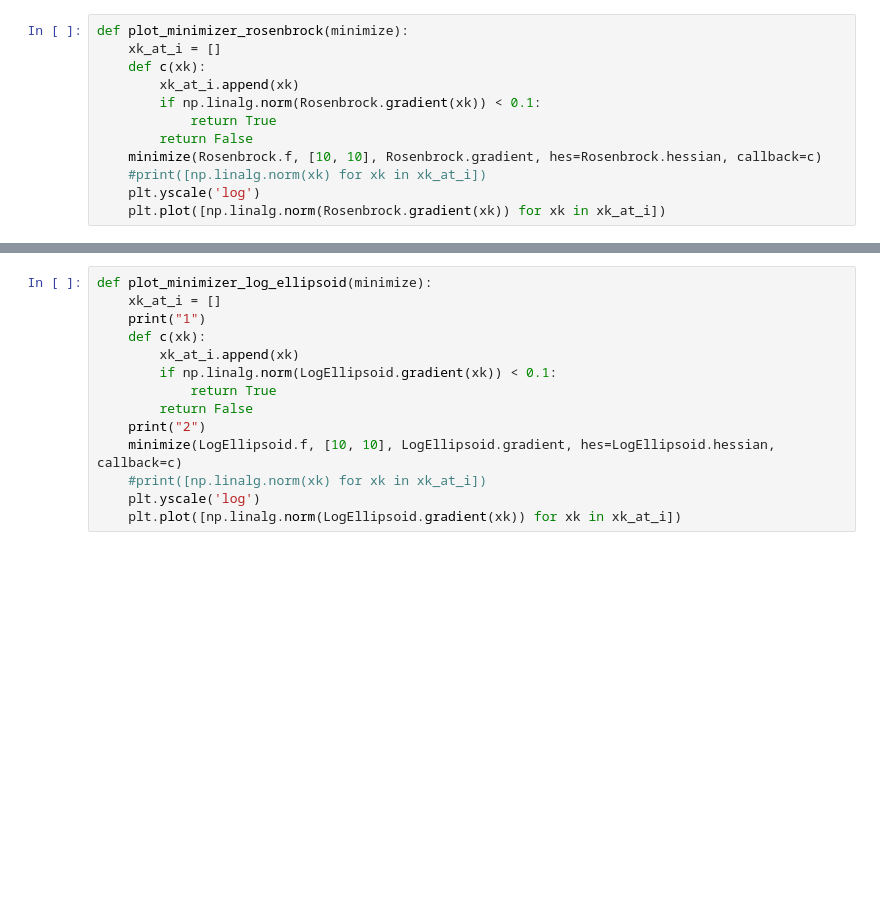
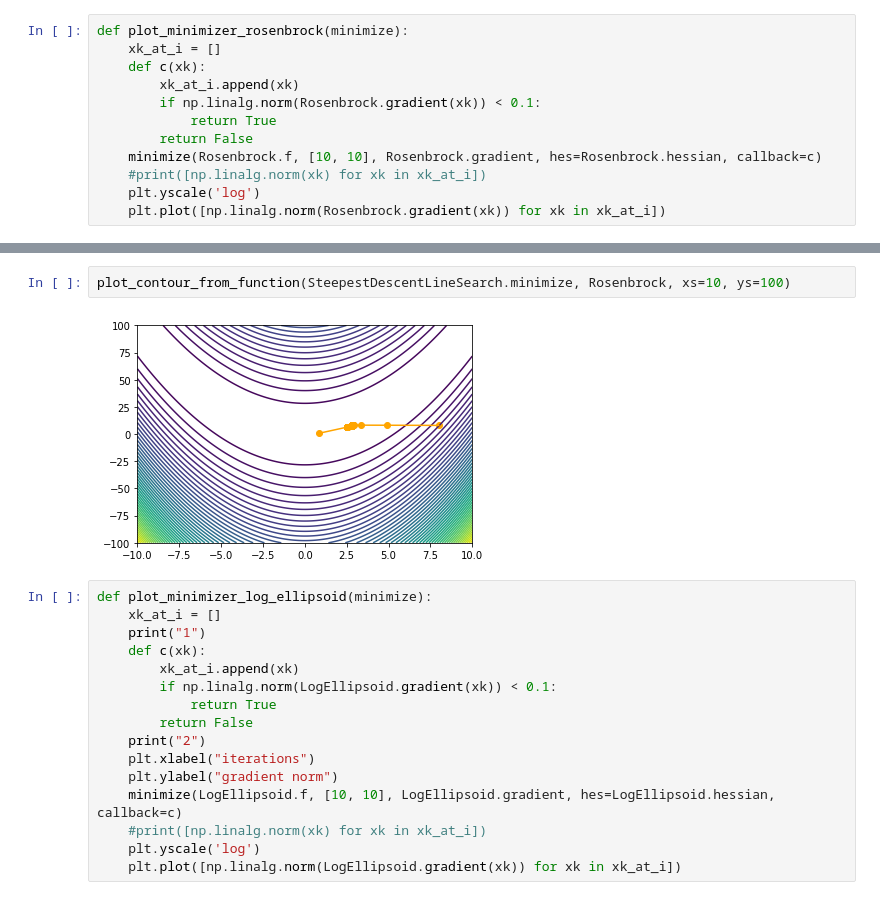
Before and after one commit to Snailed/no-2022-code, a Jupyter notebook: no-assignment-3.ipynb, the cells around one changed output, grey strips where cells are left out. Cells and saved outputs as stored; diff of their text form; blank space fills up the shorter version.

```diff
--- a/no-assignment-3.ipynb
+++ b/no-assignment-3.ipynb
@@ -65,3 +107,7 @@ plot_minimizer_rosenbrock(SteepestDescentLineSearch.minimize)
+# %%
+plot_contour_from_function(SteepestDescentLineSearch.minimize, Rosenbrock, xs=10, ys=100)
+# %% [output]
+[figure, added]
 # %%
 def plot_minimizer_log_ellipsoid(minimize):
     xk_at_i = []
@@ -72,6 +118,8 @@ def plot_minimizer_log_ellipsoid(minimize):
             return True
         return False
     print("2")
+    plt.xlabel("iterations")
+    plt.ylabel("gradient norm")
     minimize(LogEllipsoid.f, [10, 10], LogEllipsoid.gradient, hes=LogEllipsoid.hessian, callback=c)
     #print([np.linalg.norm(xk) for xk in xk_at_i])
     plt.yscale('log')
```
Also changed, not shown: parts of 25 cells of this notebook, 6 other files.
